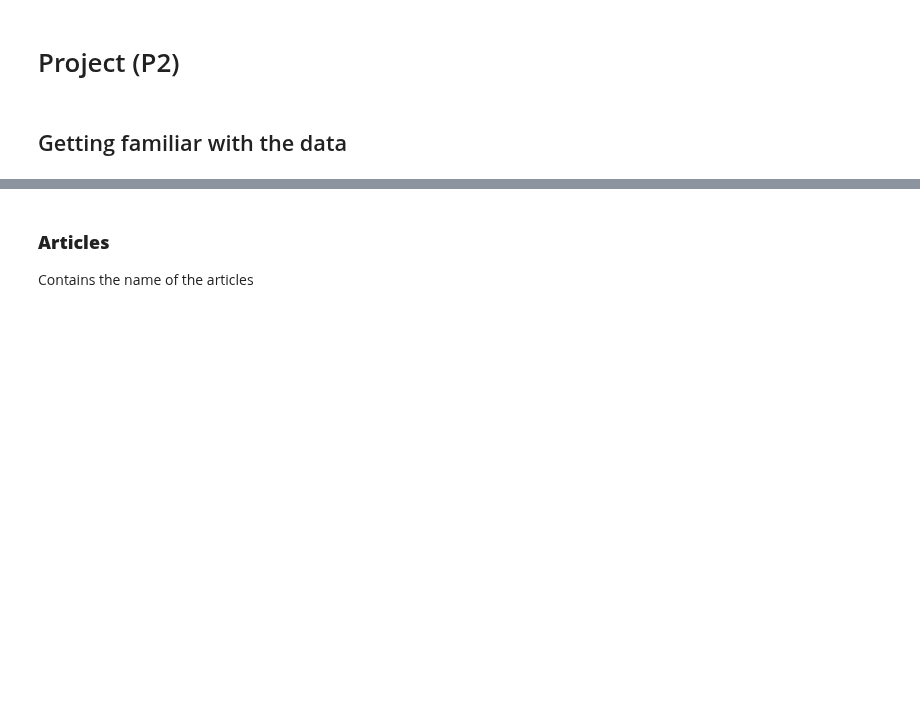
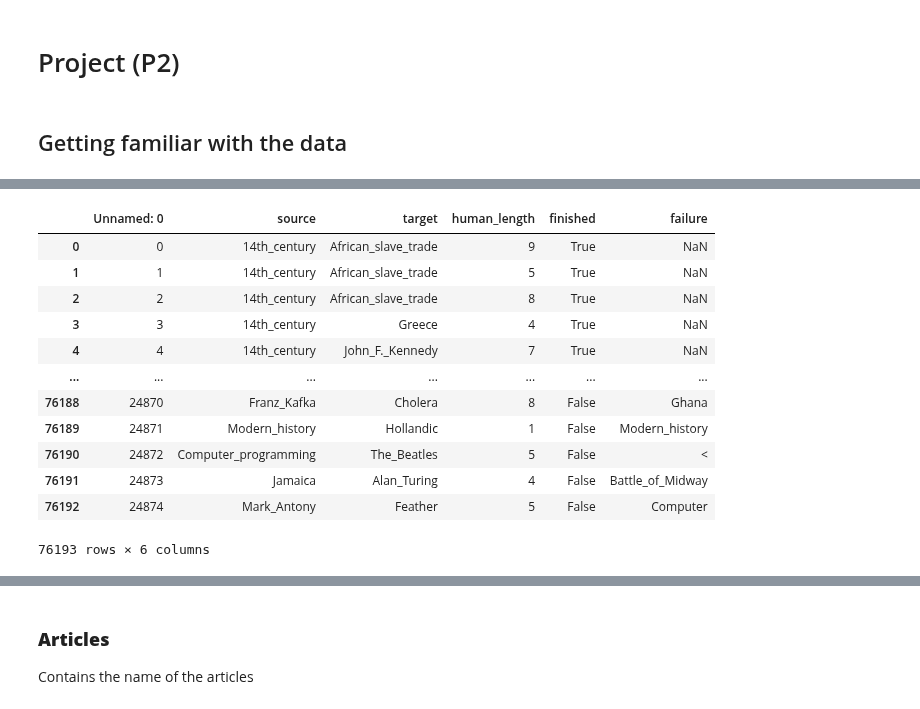
Before and after one commit to epfl-ada/ada-2022-project-metadata, a Jupyter notebook: vala.ipynb, the cells around one changed output, grey strips where cells are left out. Saved outputs shown, nothing was run; the diff lists cells and outputs as text; code cells hidden in the pictures; blank space fills up the shorter version.

```diff
--- a/vala.ipynb
+++ b/vala.ipynb
@@ -97,0 +99,20 @@ combinations
+# %%
+## All_paths_overview
+
+all_paths_overview = pd.read_csv(ALL_PATHS)
+
+all_paths_overview
+# %% [output]
+|  | Unnamed: 0 | source | target | human_length | finished | failure |
+| 0 | 0 | 14th_century | African_slave_trade | 9 | True | NaN |
+| 1 | 1 | 14th_century | African_slave_trade | 5 | True | NaN |
+| 2 | 2 | 14th_century | African_slave_trade | 8 | True | NaN |
+| 3 | 3 | 14th_century | Greece | 4 | True | NaN |
+| 4 | 4 | 14th_century | John_F._Kennedy | 7 | True | NaN |
+| ... | ... | ... | ... | ... | ... | ... |
+| 76188 | 24870 | Franz_Kafka | Cholera | 8 | False | Ghana |
+| 76189 | 24871 | Modern_history | Hollandic | 1 | False | Modern_history |
+| 76190 | 24872 | Computer_programming | The_Beatles | 5 | False | < |
+| 76191 | 24873 | Jamaica | Alan_Turing | 4 | False | Battle_of_Midway |
+| 76192 | 24874 | Mark_Antony | Feather | 5 | False | Computer |
+76193 rows × 6 columns
```
Also changed, not shown: parts of 8 cells of this notebook.
